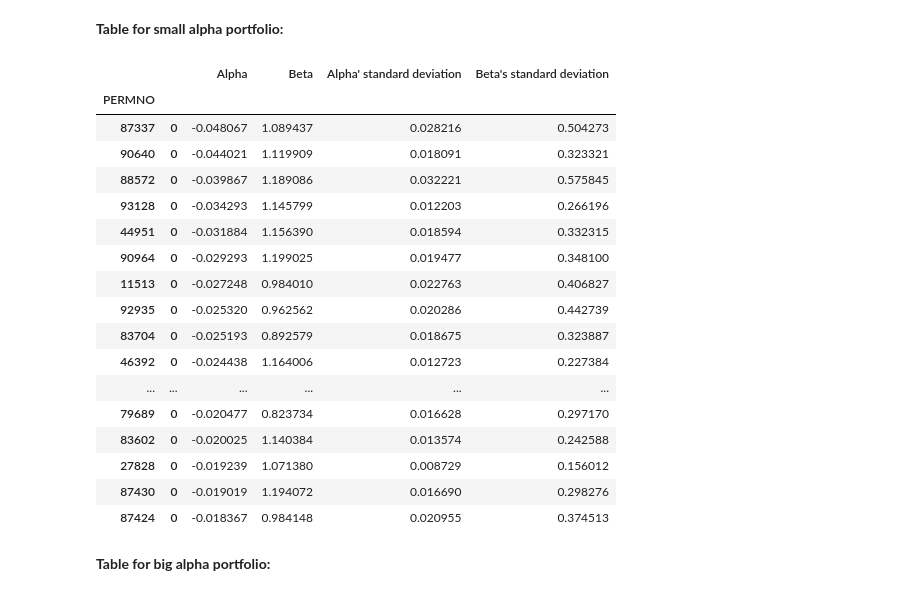
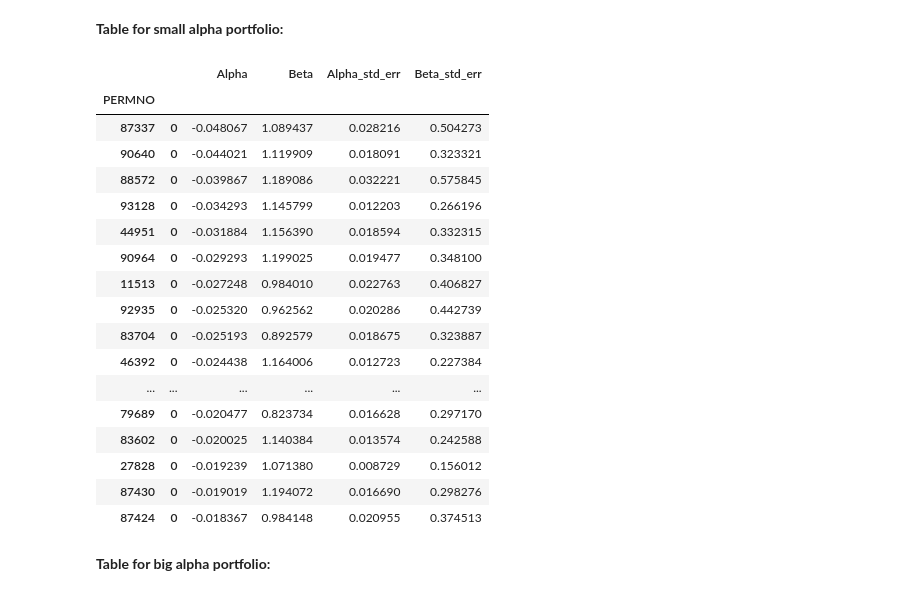
Before and after one commit to Andy-Liu66/2018NCCU-Econometrics, a Jupyter notebook: Homework 1/Homework 1.ipynb, the cells around one changed output. Cells and saved outputs as stored; diff of their text form; code cells hidden in the pictures.

```diff
--- a/Homework 1/Homework 1.ipynb
+++ b/Homework 1/Homework 1.ipynb
@@ -165,9 +166,6 @@ datetime.strptime("2008-01-01", "%Y-%m-%d")
 # %% [output]
 datetime.datetime(2008, 1, 1, 0, 0)
 # %%
-# calculate time taken
-%%time
-
 # define function to run regression
 def run_regression(x, y):
     X = add_constant(x)
@@ -175,12 +173,13 @@ def run_regression(x, y):
     model = OLS(Y, X, missing="drop")
     result = model.fit()
     params = pd.DataFrame(result.params).T
+    params.columns = ["Alpha", "Beta"]
     t_value = pd.DataFrame(result.tvalues).T
-    t_value.columns = ["const_t_value", "RIRF_t_value"]
+    t_value.columns = ["Alpha_t_value", "Beta_t_value"]
     p_value = pd.DataFrame(result.pvalues).T
-    p_value.columns = ["const_p_value", "RIRF_p_value"]
+    p_value.columns = ["Alpha_p_value", "Beta_p_value"]
     std_err = pd.DataFrame(result.bse).T
-    std_err.columns = ["const_std_err", "RIRF_std_err"]
+    std_err.columns = ["Alpha_std_err", "Beta_std_err"]
     return params.join(t_value).join(p_value).join(std_err)
 
 # select the time frame which we are going to run regression
@@ -202,16 +207,16 @@ Wall time: 44 s
 3. Finally, we sort the selected stocks in ascending and descending way according to each stock's $\alpha$, and select top 25 five stocks sequentially to form small and big $\alpha$ portfolio.
 # %%
 # step 1
-stock_pool = reg_result[reg_result.RIRF_p_value <= 0.05]
+stock_pool = reg_result[reg_result.Beta_p_value <= 0.05]
 print("Number of stocks after first filtration: ", len(stock_pool))
 
 # step 2
-stock_pool = stock_pool[(stock_pool.MKTRF >= 0.8) & (stock_pool.MKTRF <= 1.2)]
+stock_pool = stock_pool[(stock_pool.Beta >= 0.8) & (stock_pool.Beta <= 1.2)]
 print("Number of stocks after second filtration: ", len(stock_pool))
 
 # step 3
-small_alpha = stock_pool.sort_values("const", ascending=True).iloc[:25, ]
-big_alpha =  stock_pool.sort_values("const", ascending=False).iloc[:25, ]
+small_alpha = stock_pool.sort_values("Alpha", ascending=True).iloc[:25, ]
+big_alpha =  stock_pool.sort_values("Alpha", ascending=False).iloc[:25, ]
 # %% [output]
 Number of stocks after first filtration:  2826
 Number of stocks after second filtration:  744
@@ -221,28 +226,27 @@ Number of stocks after second filtration:  744
 ### 1. Make a table to show the $\alpha$ and $\beta$ of the stocks you pick for these two portfolios with data from the 2008-2012 estimation period. Please include the standard deviations of your parameters as well.
 # %% [markdown]
 **Table for small alpha portfolio:**
-# %%
-result = small_alpha[["const", "MKTRF", "const_std_err", "RIRF_std_err"]]
-result.columns = ["Alpha", "Beta", "Alpha' standard deviation", "Beta's standard deviation"]
-result
-# %% [output]
-|  |  | Alpha | Beta | Alpha' standard deviation | Beta's standard deviation |
-| PERMNO |  |  |  |  |  |
-| 87337 | 0 | -0.048067 | 1.089437 | 0.028216 | 0.504273 |
-| 90640 | 0 | -0.044021 | 1.119909 | 0.018091 | 0.323321 |
-| 88572 | 0 | -0.039867 | 1.189086 | 0.032221 | 0.575845 |
-| 93128 | 0 | -0.034293 | 1.145799 | 0.012203 | 0.266196 |
-| 44951 | 0 | -0.031884 | 1.156390 | 0.018594 | 0.332315 |
-| 90964 | 0 | -0.029293 | 1.199025 | 0.019477 | 0.348100 |
-| 11513 | 0 | -0.027248 | 0.984010 | 0.022763 | 0.406827 |
-| 92935 | 0 | -0.025320 | 0.962562 | 0.020286 | 0.442739 |
-| 83704 | 0 | -0.025193 | 0.892579 | 0.018675 | 0.323887 |
-| 46392 | 0 | -0.024438 | 1.164006 | 0.012723 | 0.227384 |
-| ... | ... | ... | ... | ... | ... |
-| 79689 | 0 | -0.020477 | 0.823734 | 0.016628 | 0.297170 |
-| 83602 | 0 | -0.020025 | 1.140384 | 0.013574 | 0.242588 |
-| 27828 | 0 | -0.019239 | 1.071380 | 0.008729 | 0.156012 |
-| 87430 | 0 | -0.019019 | 1.194072 | 0.016690 | 0.298276 |
-| 87424 | 0 | -0.018367 | 0.984148 | 0.020955 | 0.374513 |
+# %%
+result = small_alpha[["Alpha", "Beta", "Alpha_std_err", "Beta_std_err"]]
+result
+# %% [output]
+|  |  | Alpha | Beta | Alpha_std_err | Beta_std_err |
+| PERMNO |  |  |  |  |  |
+| 87337 | 0 | -0.048067 | 1.089437 | 0.028216 | 0.504273 |
+| 90640 | 0 | -0.044021 | 1.119909 | 0.018091 | 0.323321 |
+| 88572 | 0 | -0.039867 | 1.189086 | 0.032221 | 0.575845 |
+| 93128 | 0 | -0.034293 | 1.145799 | 0.012203 | 0.266196 |
+| 44951 | 0 | -0.031884 | 1.156390 | 0.018594 | 0.332315 |
+| 90964 | 0 | -0.029293 | 1.199025 | 0.019477 | 0.348100 |
+| 11513 | 0 | -0.027248 | 0.984010 | 0.022763 | 0.406827 |
+| 92935 | 0 | -0.025320 | 0.962562 | 0.020286 | 0.442739 |
+| 83704 | 0 | -0.025193 | 0.892579 | 0.018675 | 0.323887 |
+| 46392 | 0 | -0.024438 | 1.164006 | 0.012723 | 0.227384 |
+| ... | ... | ... | ... | ... | ... |
+| 79689 | 0 | -0.020477 | 0.823734 | 0.016628 | 0.297170 |
+| 83602 | 0 | -0.020025 | 1.140384 | 0.013574 | 0.242588 |
+| 27828 | 0 | -0.019239 | 1.071380 | 0.008729 | 0.156012 |
+| 87430 | 0 | -0.019019 | 1.194072 | 0.016690 | 0.298276 |
+| 87424 | 0 | -0.018367 | 0.984148 | 0.020955 | 0.374513 |
 # %% [markdown]
 **Table for big alpha portfolio:**
```
Also changed, not shown: parts of 23 cells of this notebook.
